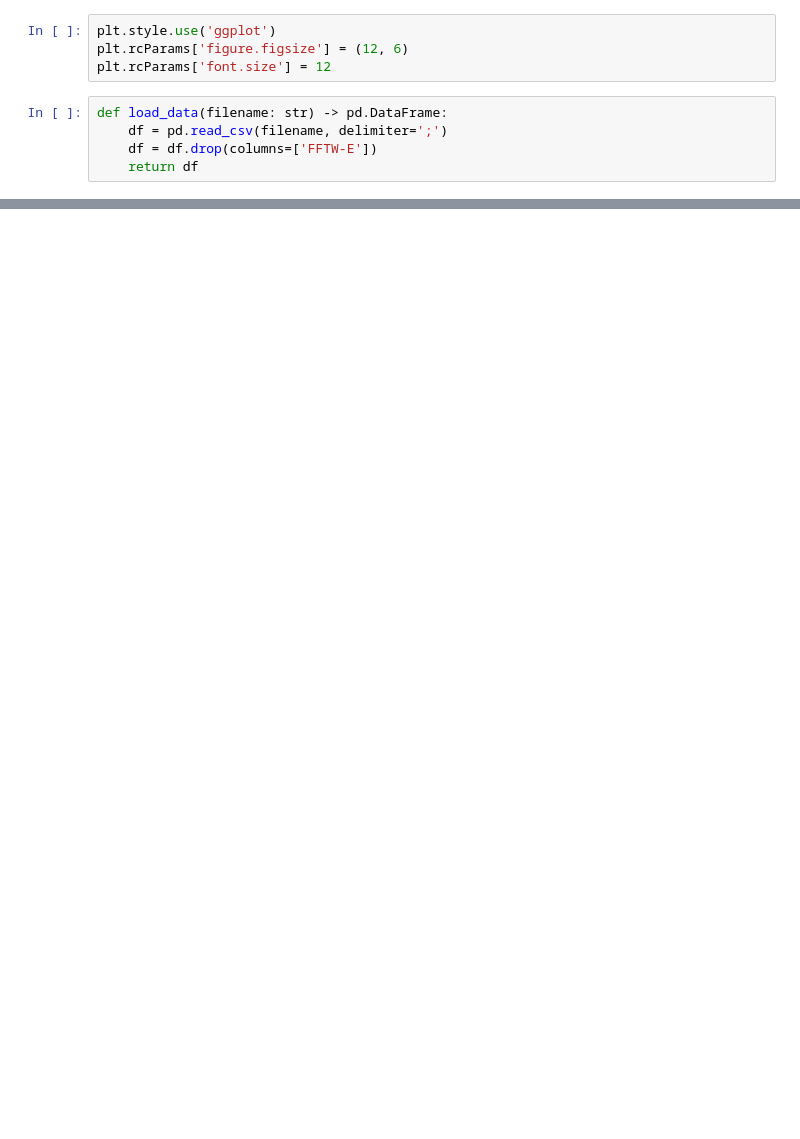
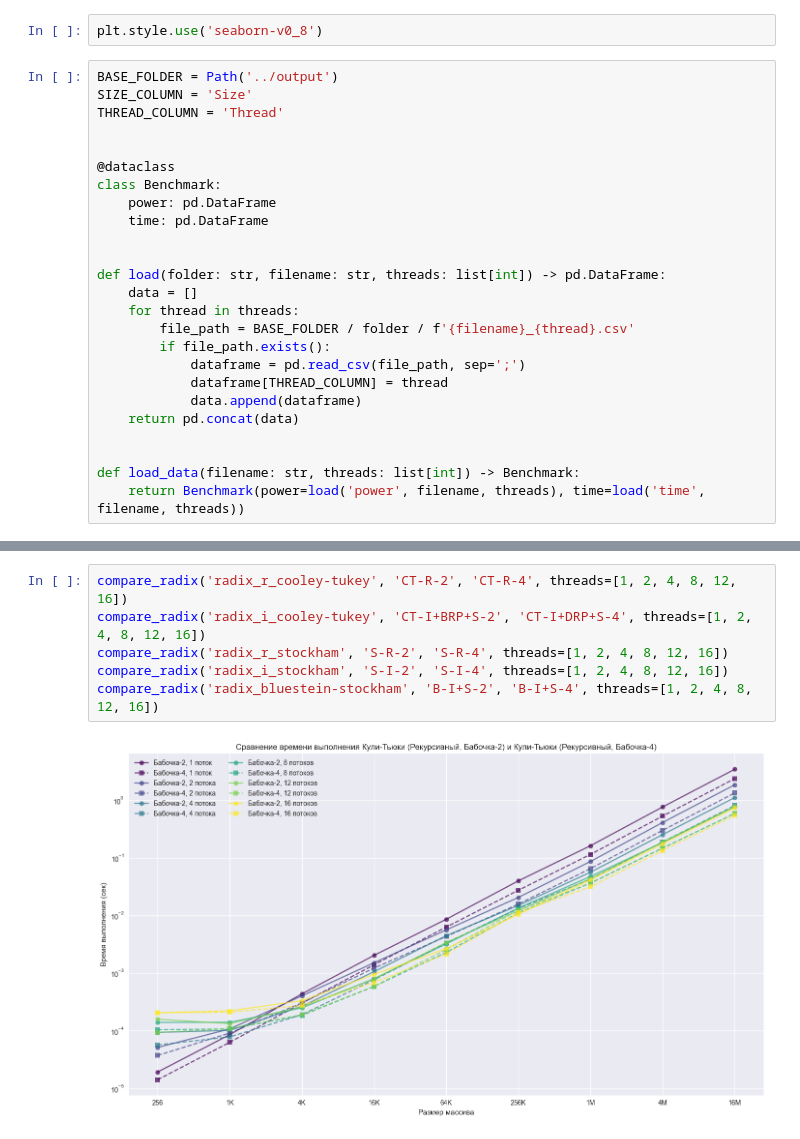
Before and after one commit to markov-avl/fft-benchmark, a Jupyter notebook: notebooks/experiments.ipynb, the cells around one changed output, grey strips where cells are left out. Saved outputs shown, nothing was run; the diff lists cells and outputs as text; blank space fills up the shorter version.

```diff
--- a/notebooks/experiments.ipynb
+++ b/notebooks/experiments.ipynb
@@ -5,9 +45,27 @@ import numpy as np
 # %%
-plt.style.use('ggplot')
-plt.rcParams['figure.figsize'] = (12, 6)
-plt.rcParams['font.size'] = 12
+plt.style.use('seaborn-v0_8')
 # %%
-def load_data(filename: str) -> pd.DataFrame:
-    df = pd.read_csv(filename, delimiter=';')
-    df = df.drop(columns=['FFTW-E'])
-    return df
+BASE_FOLDER = Path('../output')
+SIZE_COLUMN = 'Size'
+THREAD_COLUMN = 'Thread'
+
+
+@dataclass
+class Benchmark:
+    power: pd.DataFrame
+    time: pd.DataFrame
+
+
+def load(folder: str, filename: str, threads: list[int]) -> pd.DataFrame:
+    data = []
+    for thread in threads:
+        file_path = BASE_FOLDER / folder / f'{filename}_{thread}.csv'
+        if file_path.exists():
+            dataframe = pd.read_csv(file_path, sep=';')
+            dataframe[THREAD_COLUMN] = thread
+            data.append(dataframe)
+    return pd.concat(data)
+
+
+def load_data(filename: str, threads: list[int]) -> Benchmark:
+    return Benchmark(power=load('power', filename, threads), time=load('time', filename, threads))
@@ -102,0 +150,8 @@ FFT с padding, обрезанный до исходного N:
+# %%
+compare_radix('radix_r_cooley-tukey', 'CT-R-2', 'CT-R-4', threads=[1, 2, 4, 8, 12, 16])
+compare_radix('radix_i_cooley-tukey', 'CT-I+BRP+S-2', 'CT-I+DRP+S-4', threads=[1, 2, 4, 8, 12, 16])
+compare_radix('radix_r_stockham', 'S-R-2', 'S-R-4', threads=[1, 2, 4, 8, 12, 16])
+compare_radix('radix_i_stockham', 'S-I-2', 'S-I-4', threads=[1, 2, 4, 8, 12, 16])
+compare_radix('radix_bluestein-stockham', 'B-I+S-2', 'B-I+S-4', threads=[1, 2, 4, 8, 12, 16])
+# %% [output]
+[figure, added]
```
Also changed, not shown: parts of 9 cells of this notebook, 29 other files.
